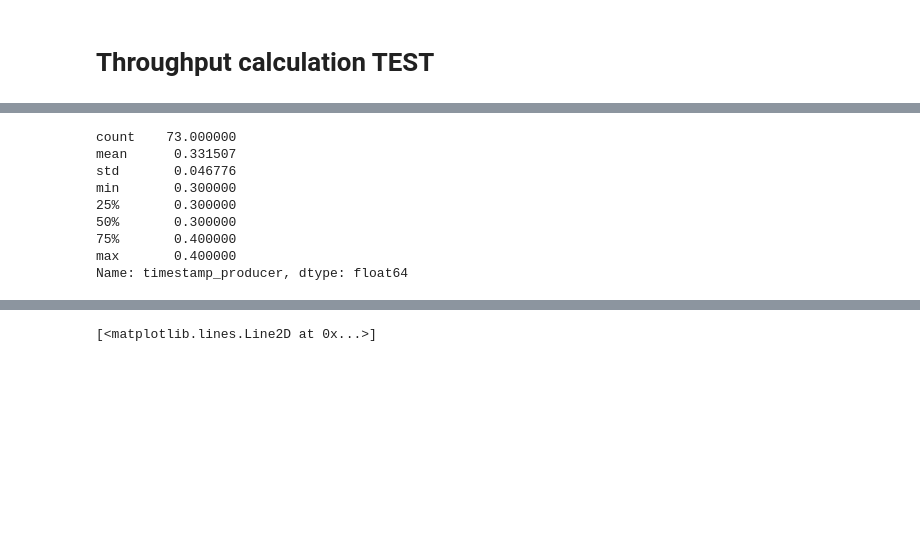
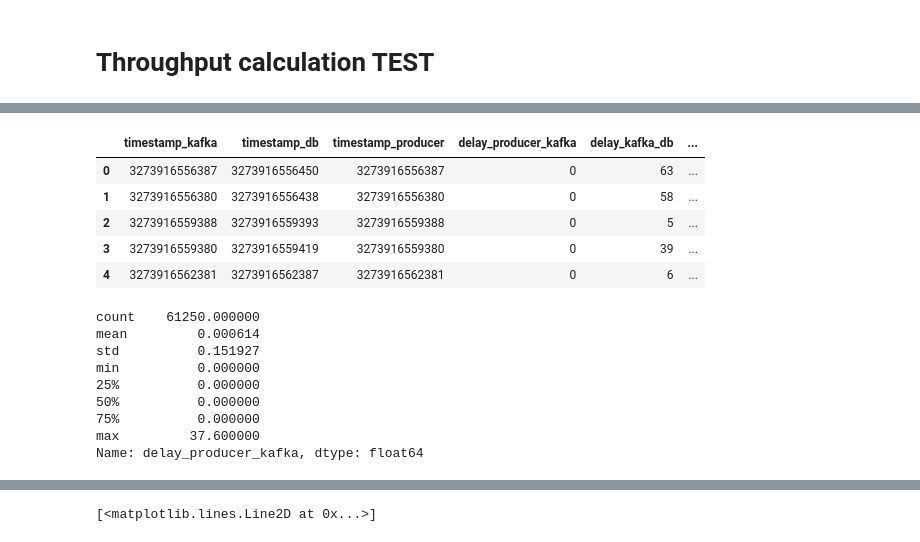
Before and after one commit to produdez/parakafka, a Jupyter notebook: src/client/notebook/plot.ipynb, the cells around one changed output, grey strips where cells are left out. Saved outputs shown, nothing was run; the diff lists cells and outputs as text; code cells hidden in the pictures; blank space fills up the shorter version.

Commit message:
Update delay stats

```diff
--- a/src/client/notebook/plot.ipynb
+++ b/src/client/notebook/plot.ipynb
@@ -67,0 +57,16 @@ time_data.head()
+# %%
+import numpy as np
+time_data = time_data.astype(np.int64)
+
+delay_data = pd.DataFrame(
+    columns=['delay_producer_kafka', 'delay_kafka_db', 'delay_producer_db'])
+
+delay_data['delay_producer_kafka'] = time_data['timestamp_kafka'] - \
+    time_data['timestamp_producer']
+delay_data['delay_kafka_db'] = time_data['timestamp_db'] - \
+    time_data['timestamp_kafka']
+delay_data['delay_producer_db'] = time_data['timestamp_db'] - \
+    time_data['timestamp_kafka']
+
+
+print(delay_data.tail())
@@ -88,19 +100,30 @@ time from start to end of test:  736947 in minutes:  12.28245
+# %%
+time_data.head()
+concat_pd = pd.concat([time_data,delay_data], axis=1)
+concat_pd.head()
+# %% [output]
+|  | timestamp_kafka | timestamp_db | timestamp_producer | delay_producer_kafka | delay_kafka_db | ... |
+| 0 | 3273916556387 | 3273916556450 | 3273916556387 | 0 | 63 | ... |
+| 1 | 3273916556380 | 3273916556438 | 3273916556380 | 0 | 58 | ... |
+| 2 | 3273916559388 | 3273916559393 | 3273916559388 | 0 | 5 | ... |
+| 3 | 3273916559380 | 3273916559419 | 3273916559380 | 0 | 39 | ... |
+| 4 | 3273916562381 | 3273916562387 | 3273916562381 | 0 | 6 | ... |
 # %%
 # through put: counting over intervals
 interval = 10000 # 10 secs
 start = 0
 end = end_time
-grouped_by_interval = time_data["timestamp_producer"]
+grouped_by_interval = time_data["delay_producer_kafka"]
 grouped_by_interval = grouped_by_interval.groupby(pd.cut(grouped_by_interval, np.arange(start, end, interval))).count()
 throughput = grouped_by_interval/(interval/1000)
 throughput.describe()
 # %% [output]
-count    73.000000
-mean      0.331507
-std       0.046776
-min       0.300000
-25%       0.300000
-50%       0.300000
-75%       0.400000
-max       0.400000
-Name: timestamp_producer, dtype: float64
+count    61250.000000
+mean         0.000614
+std          0.151927
+min          0.000000
+25%          0.000000
+50%          0.000000
+75%          0.000000
+max         37.600000
+Name: delay_producer_kafka, dtype: float64
```
Also changed, not shown: parts of 10 cells of this notebook, 1 other file.
